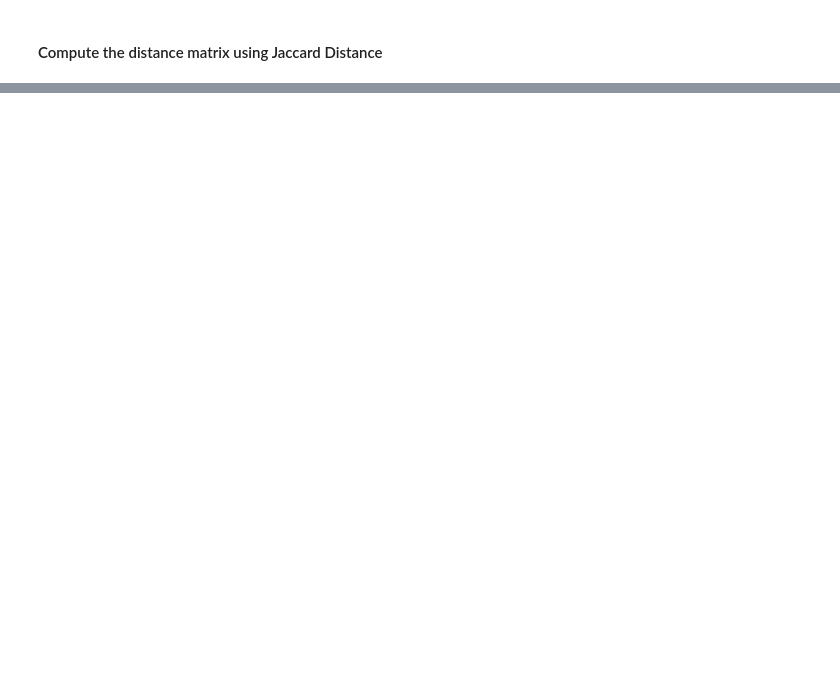
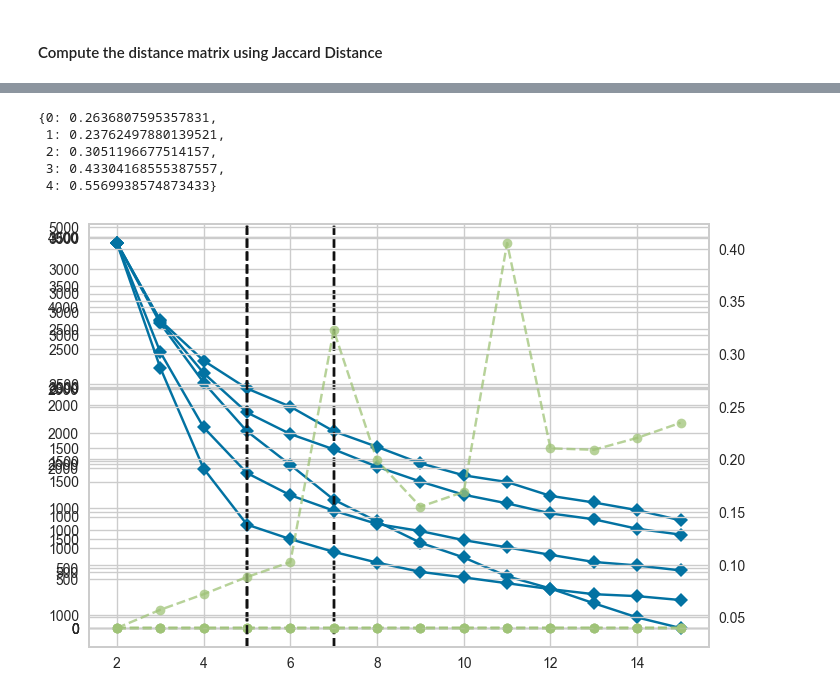
Before and after one commit to pcastiglione99/Data-Quality-Project, a Jupyter notebook: src/project.ipynb, the cells around one changed output, grey strips where cells are left out. Cells and saved outputs as stored; diff of their text form; code cells hidden in the pictures; blank space fills up the shorter version.

```diff
--- a/src/project.ipynb
+++ b/src/project.ipynb
@@ -284,0 +285,19 @@ silhouette_score(dist_matrix, kmeans_clust.labels_, metric='precomputed')
+# %%
+simple_score = {}
+for i, df in enumerate(users_simple_imp.values()):
+    dist_matrix = np.asarray( [[jaccard_dist(a,b) for _,b in df.iterrows()] for _,a in df.iterrows()])
+    model = KMeans()
+    visualizer = KElbowVisualizer(model, k=(2,16))
+    visualizer.fit(dist_matrix)
+    k = visualizer.elbow_value_
+    kmeans_clust = KMeans(k).fit(dist_matrix)
+    simple_score[i] = silhouette_score(dist_matrix, kmeans_clust.labels_, metric='precomputed')
+
+simple_score
+# %% [output]
+{0: 0.2636807595357831,
+ 1: 0.23762497880139521,
+ 2: 0.3051196677514157,
+ 3: 0.43304168555387557,
+ 4: 0.5569938574873433}
+[figure, added]
```
Also changed, not shown: parts of 18 cells of this notebook, 6 other files.
